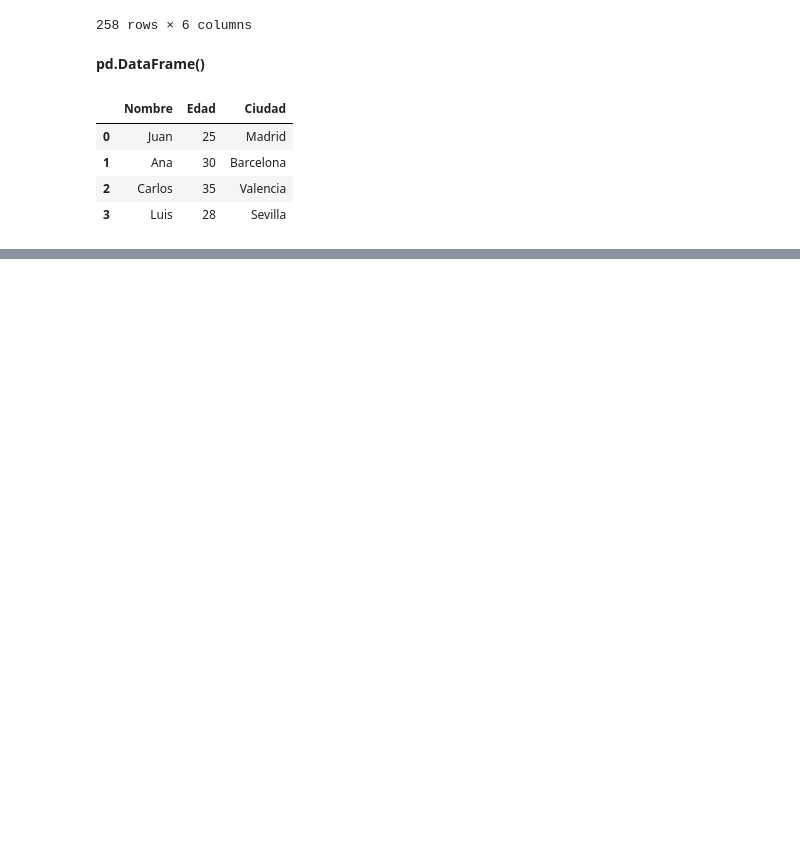
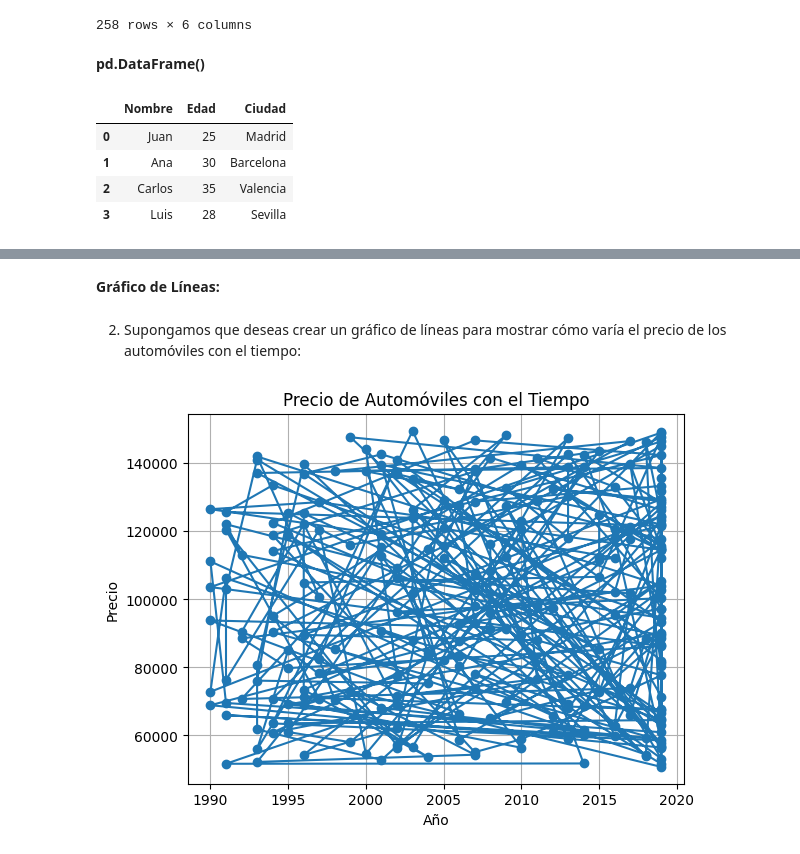
Before and after one commit to JoseAlRic/Python_Pandas, a Jupyter notebook: Python_Pandas.ipynb, the cells around one changed output, grey strips where cells are left out. Saved outputs shown, nothing was run; the diff lists cells and outputs as text; code cells hidden in the pictures; blank space fills up the shorter version.

```diff
--- a/Python_Pandas.ipynb
+++ b/Python_Pandas.ipynb
@@ -1047,0 +1801,18 @@ df
+# %% [markdown]
+**Gráfico de Líneas:**
+# %% [markdown]
+2. Supongamos que deseas crear un gráfico de líneas para mostrar cómo varía el precio de los automóviles con el tiempo:
+# %%
+# Crear un gráfico de líneas
+plt.plot(dataset['Año'], dataset['Valor'], marker='o', linestyle='-')
+
+# Personalizar el gráfico
+plt.title('Precio de Automóviles con el Tiempo')
+plt.xlabel('Año')
+plt.ylabel('Precio')
+plt.grid(True)
+
+# Mostrar el gráfico
+plt.show()
+# %% [output]
+[figure, added]
```
Also changed, not shown: parts of 160 cells of this notebook.
